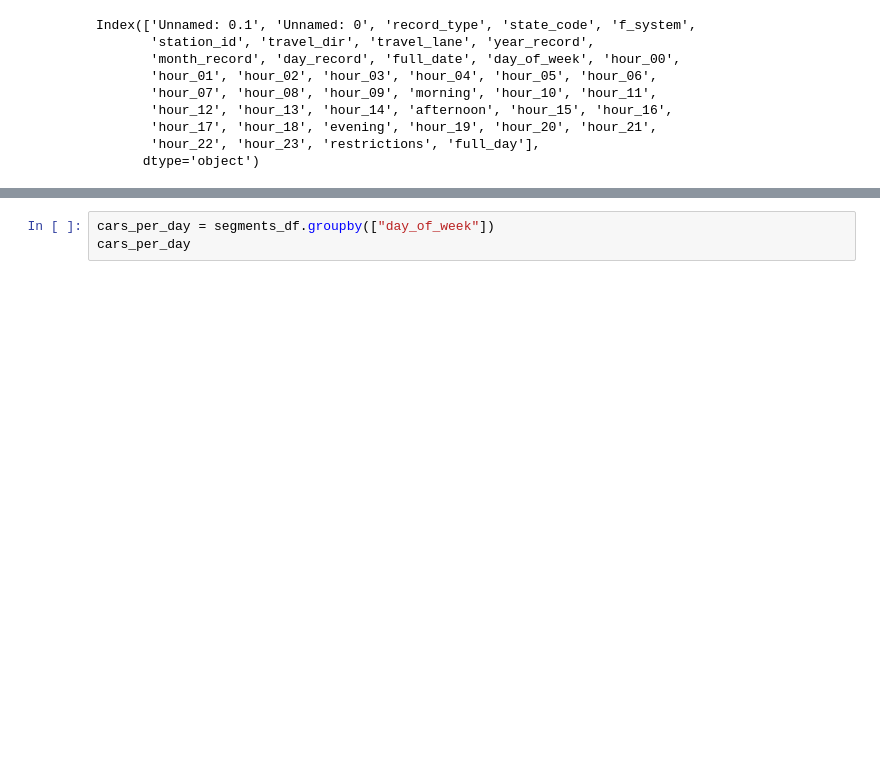
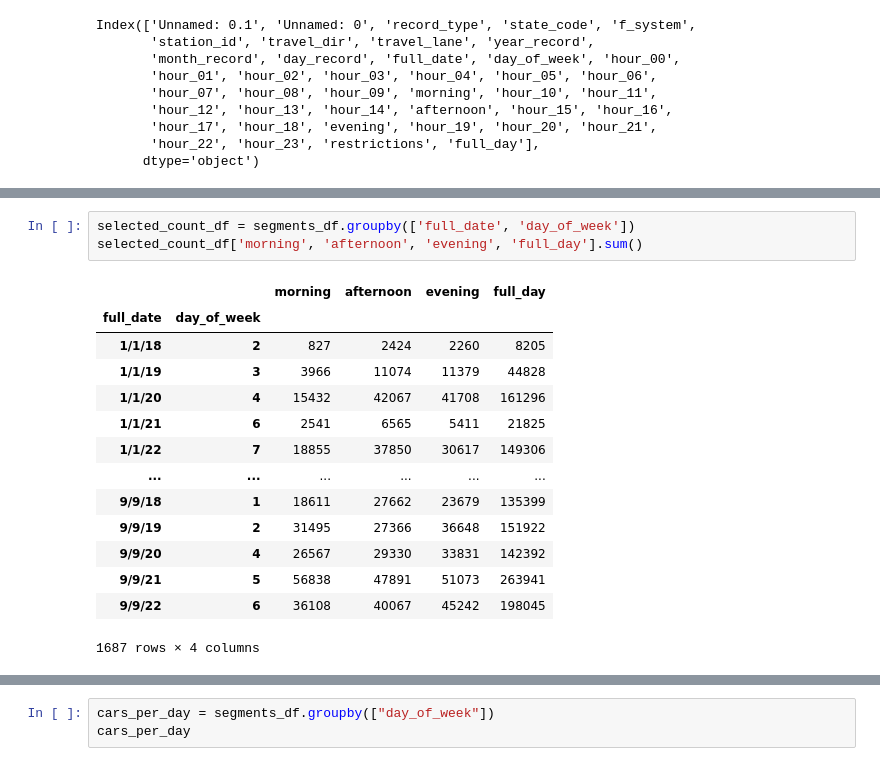
Before and after one commit to dlerhetal/Group2Project1, a Jupyter notebook: Traffic Data/Traffic231019.ipynb, the cells around one changed output, grey strips where cells are left out. Drawn from its saved outputs; the diff is of its cells as text; blank space fills up the shorter version.

```diff
--- a/Traffic Data/Traffic231019.ipynb
+++ b/Traffic Data/Traffic231019.ipynb
@@ -293,0 +294,18 @@ segments_df
+# %%
+selected_count_df = segments_df.groupby(['full_date', 'day_of_week'])
+selected_count_df['morning', 'afternoon', 'evening', 'full_day'].sum()
+# %% [output]
+|  |  | morning | afternoon | evening | full_day |
+| full_date | day_of_week |  |  |  |  |
+| 1/1/18 | 2 | 827 | 2424 | 2260 | 8205 |
+| 1/1/19 | 3 | 3966 | 11074 | 11379 | 44828 |
+| 1/1/20 | 4 | 15432 | 42067 | 41708 | 161296 |
+| 1/1/21 | 6 | 2541 | 6565 | 5411 | 21825 |
+| 1/1/22 | 7 | 18855 | 37850 | 30617 | 149306 |
+| ... | ... | ... | ... | ... | ... |
+| 9/9/18 | 1 | 18611 | 27662 | 23679 | 135399 |
+| 9/9/19 | 2 | 31495 | 27366 | 36648 | 151922 |
+| 9/9/20 | 4 | 26567 | 29330 | 33831 | 142392 |
+| 9/9/21 | 5 | 56838 | 47891 | 51073 | 263941 |
+| 9/9/22 | 6 | 36108 | 40067 | 45242 | 198045 |
+1687 rows × 4 columns
```
Also changed, not shown: parts of 3 cells of this notebook.
